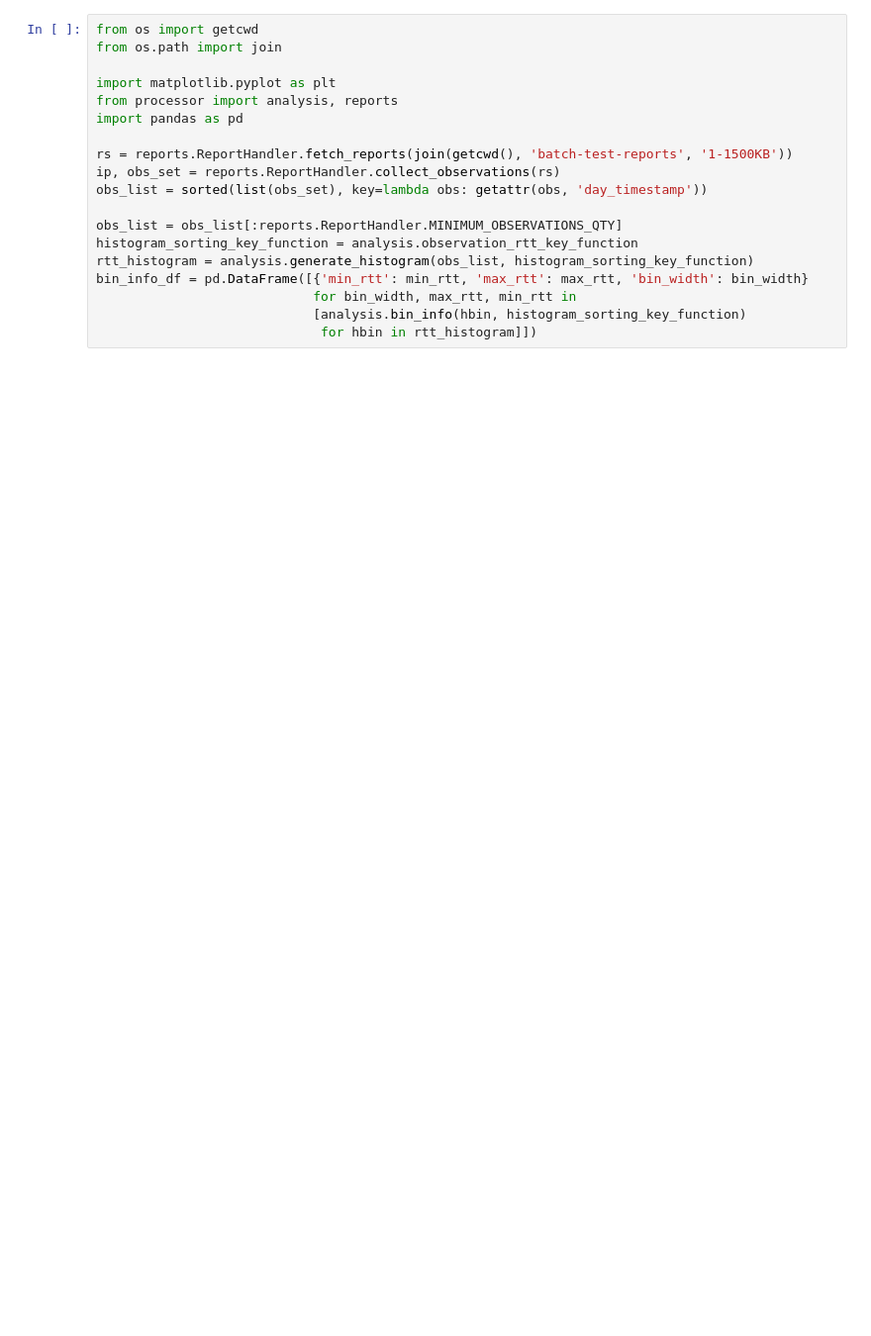
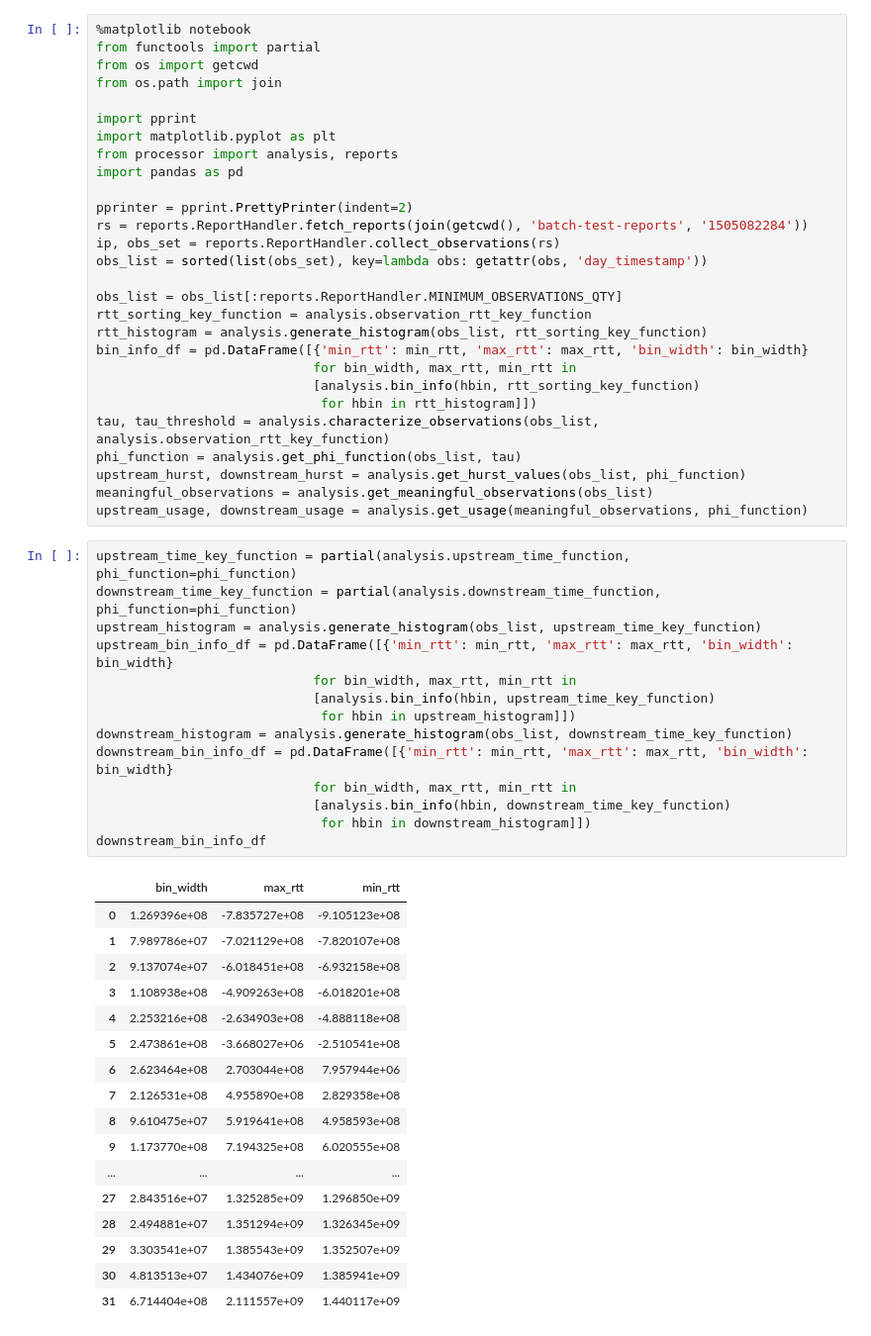
Before and after one commit to agustincarames/tix-time-processor, a Jupyter notebook: analysis_notebook.ipynb, the cells around one changed output. Shown: that part at 99% size. Drawn from its saved outputs; the diff is of its cells as text; blank space fills up the shorter version.

Commit message:
master: 	* Updating notebook

```diff
--- a/analysis_notebook.ipynb
+++ b/analysis_notebook.ipynb
@@ -1,19 +1,60 @@
 # %%
+%matplotlib notebook
+from functools import partial
 from os import getcwd
 from os.path import join
 
+import pprint
 import matplotlib.pyplot as plt
 from processor import analysis, reports
 import pandas as pd
 
-rs = reports.ReportHandler.fetch_reports(join(getcwd(), 'batch-test-reports', '1-1500KB'))
+pprinter = pprint.PrettyPrinter(indent=2)
+rs = reports.ReportHandler.fetch_reports(join(getcwd(), 'batch-test-reports', '1505082284'))
 ip, obs_set = reports.ReportHandler.collect_observations(rs)
 obs_list = sorted(list(obs_set), key=lambda obs: getattr(obs, 'day_timestamp'))
 
 obs_list = obs_list[:reports.ReportHandler.MINIMUM_OBSERVATIONS_QTY]
-histogram_sorting_key_function = analysis.observation_rtt_key_function
-rtt_histogram = analysis.generate_histogram(obs_list, histogram_sorting_key_function)
+rtt_sorting_key_function = analysis.observation_rtt_key_function
+rtt_histogram = analysis.generate_histogram(obs_list, rtt_sorting_key_function)
 bin_info_df = pd.DataFrame([{'min_rtt': min_rtt, 'max_rtt': max_rtt, 'bin_width': bin_width}
                             for bin_width, max_rtt, min_rtt in
-                            [analysis.bin_info(hbin, histogram_sorting_key_function)
+                            [analysis.bin_info(hbin, rtt_sorting_key_function)
                              for hbin in rtt_histogram]])
+tau, tau_threshold = analysis.characterize_observations(obs_list, analysis.observation_rtt_key_function)
+phi_function = analysis.get_phi_function(obs_list, tau)
+upstream_hurst, downstream_hurst = analysis.get_hurst_values(obs_list, phi_function)
+meaningful_observations = analysis.get_meaningful_observations(obs_list)
+upstream_usage, downstream_usage = analysis.get_usage(meaningful_observations, phi_function)
+# %%
+upstream_time_key_function = partial(analysis.upstream_time_function, phi_function=phi_function)
+downstream_time_key_function = partial(analysis.downstream_time_function, phi_function=phi_function)
+upstream_histogram = analysis.generate_histogram(obs_list, upstream_time_key_function)
+upstream_bin_info_df = pd.DataFrame([{'min_rtt': min_rtt, 'max_rtt': max_rtt, 'bin_width': bin_width}
+                            for bin_width, max_rtt, min_rtt in
+                            [analysis.bin_info(hbin, upstream_time_key_function)
+                             for hbin in upstream_histogram]])
+downstream_histogram = analysis.generate_histogram(obs_list, downstream_time_key_function)
+downstream_bin_info_df = pd.DataFrame([{'min_rtt': min_rtt, 'max_rtt': max_rtt, 'bin_width': bin_width}
+                            for bin_width, max_rtt, min_rtt in
+                            [analysis.bin_info(hbin, downstream_time_key_function)
+                             for hbin in downstream_histogram]])
+downstream_bin_info_df
+# %% [output]
+|  | bin_width | max_rtt | min_rtt |
+| 0 | 1.269396e+08 | -7.835727e+08 | -9.105123e+08 |
+| 1 | 7.989786e+07 | -7.021129e+08 | -7.820107e+08 |
+| 2 | 9.137074e+07 | -6.018451e+08 | -6.932158e+08 |
+| 3 | 1.108938e+08 | -4.909263e+08 | -6.018201e+08 |
+| 4 | 2.253216e+08 | -2.634903e+08 | -4.888118e+08 |
+| 5 | 2.473861e+08 | -3.668027e+06 | -2.510541e+08 |
+| 6 | 2.623464e+08 | 2.703044e+08 | 7.957944e+06 |
+| 7 | 2.126531e+08 | 4.955890e+08 | 2.829358e+08 |
+| 8 | 9.610475e+07 | 5.919641e+08 | 4.958593e+08 |
+| 9 | 1.173770e+08 | 7.194325e+08 | 6.020555e+08 |
+| ... | ... | ... | ... |
+| 27 | 2.843516e+07 | 1.325285e+09 | 1.296850e+09 |
+| 28 | 2.494881e+07 | 1.351294e+09 | 1.326345e+09 |
+| 29 | 3.303541e+07 | 1.385543e+09 | 1.352507e+09 |
+| 30 | 4.813513e+07 | 1.434076e+09 | 1.385941e+09 |
+| 31 | 6.714404e+08 | 2.111557e+09 | 1.440117e+09 |
```
Also changed, not shown: parts of 4 cells of this notebook.
